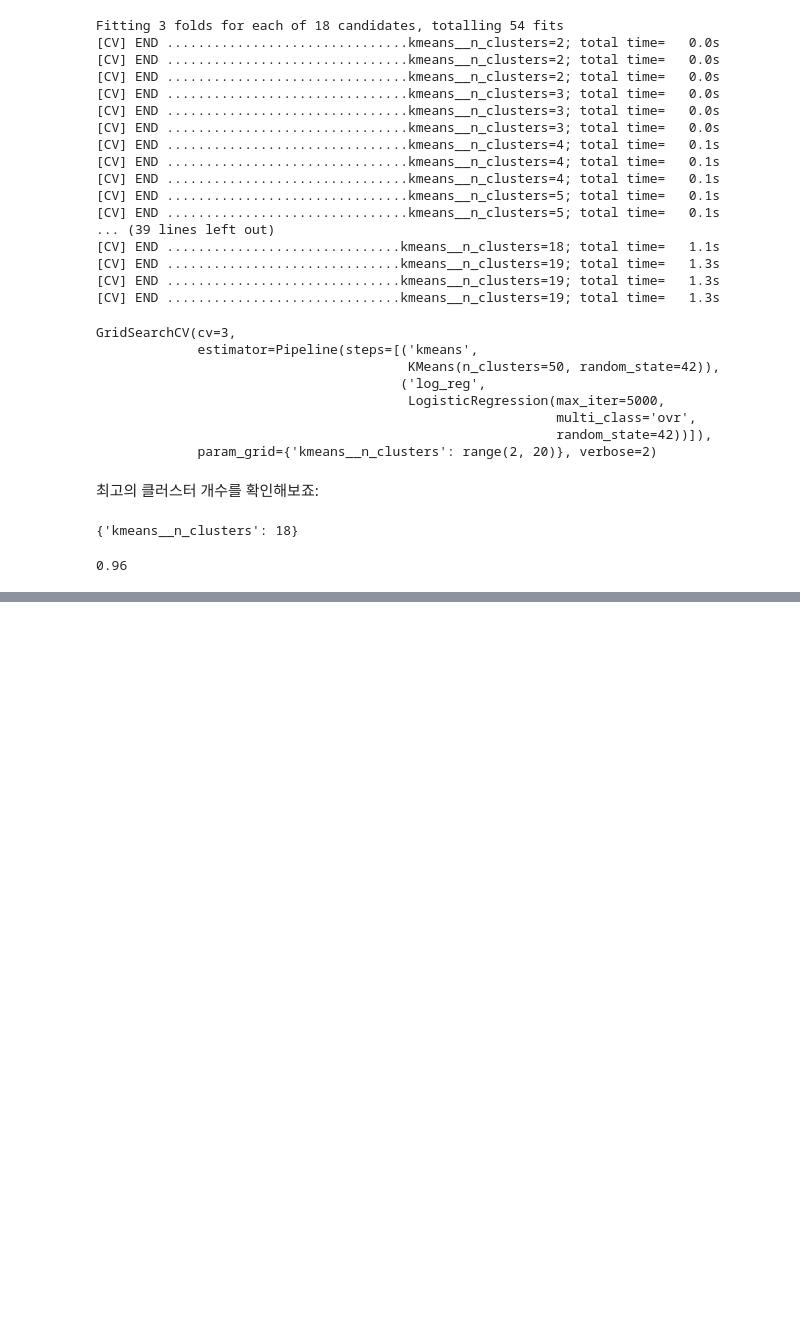
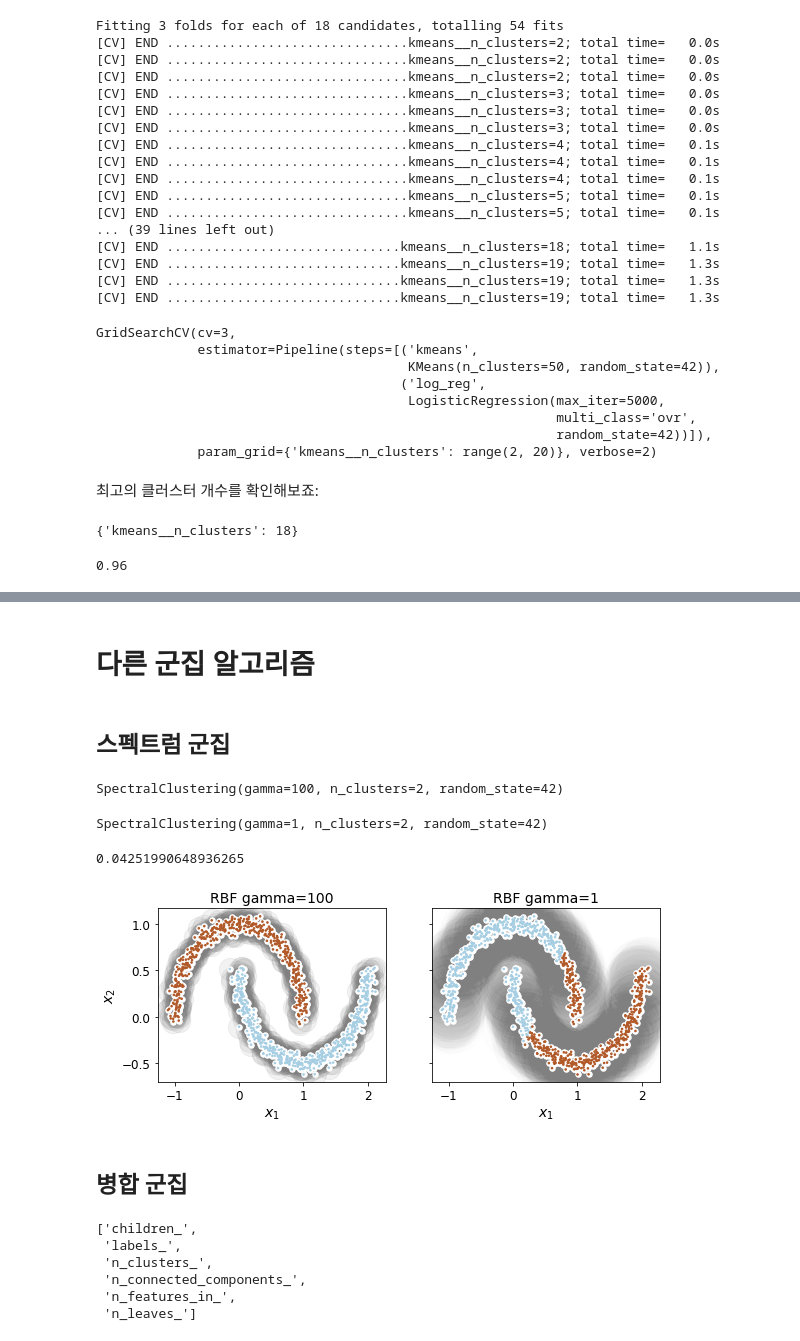
Before and after one commit to Yeongjin-Jo/Hands-On-MachineLearning, a Jupyter notebook: 09_unsupervised_learning.ipynb, the cells around one changed output, grey strips where cells are left out. Drawn from its saved outputs; the diff is of its cells as text; code cells hidden in the pictures; blank space fills up the shorter version.

```diff
--- a/09_unsupervised_learning.ipynb
+++ b/09_unsupervised_learning.ipynb
@@ -900,0 +1161,4 @@ grid_clf.score(X_test, y_test)
+# %% [markdown]
+# 다른 군집 알고리즘
+# %% [markdown]
+## 스펙트럼 군집
@@ -900,0 +1167,43 @@ grid_clf.score(X_test, y_test)
+# %%
+sc1 = SpectralClustering(n_clusters=2, gamma=100, random_state=42)
+sc1.fit(X)
+# %% [output]
+SpectralClustering(gamma=100, n_clusters=2, random_state=42)
+# %%
+sc2 = SpectralClustering(n_clusters=2, gamma=1, random_state=42)
+sc2.fit(X)
+# %% [output]
+SpectralClustering(gamma=1, n_clusters=2, random_state=42)
+# %%
+np.percentile(sc1.affinity_matrix_, 95)
+# %% [output]
+0.04251990648936265
+# %%
+def plot_spectral_clustering(sc, X, size, alpha, show_xlabel=True, show_ylabel=True):
+    plt.scatter(X[:,0], X[:,1], marker='o', s=size, c='gray', cmap='Paired', alpha=alpha)
+    plt.scatter(X[:,0], X[:,1], marker='o', s=30, c='w')
+    plt.scatter(X[:,0], X[:,1], marker='.', s=10, c=sc.labels_, cmap='Paired')
+
+    if show_xlabel:
+        plt.xlabel("$x_1$", fontsize=14)
+    else:
+        plt.tick_params(labelbottom=False)
+    if show_ylabel:
+        plt.ylabel("$x_2$", fontsize=14)
+    else:
+        plt.tick_params(labelleft=False)
+    plt.title("RBF gamma={}".format(sc.gamma), fontsize=14)
+# %%
+plt.figure(figsize=(9, 3.2))
+
+plt.subplot(121)
+plot_spectral_clustering(sc1, X, size=500, alpha=0.1)
+
+plt.subplot(122)
+plot_spectral_clustering(sc2, X, size=4000, alpha=0.01, show_ylabel=False)
+
+plt.show()
+# %% [output]
+[figure, added]
+# %% [markdown]
+## 병합 군집
@@ -900,0 +1219,9 @@ grid_clf.score(X_test, y_test)
+# %%
+learned_parameters(agg)
+# %% [output]
+['children_',
+ 'labels_',
+ 'n_clusters_',
+ 'n_connected_components_',
+ 'n_features_in_',
+ 'n_leaves_']
```
Also changed, not shown: parts of 110 cells of this notebook, 10 other files.
